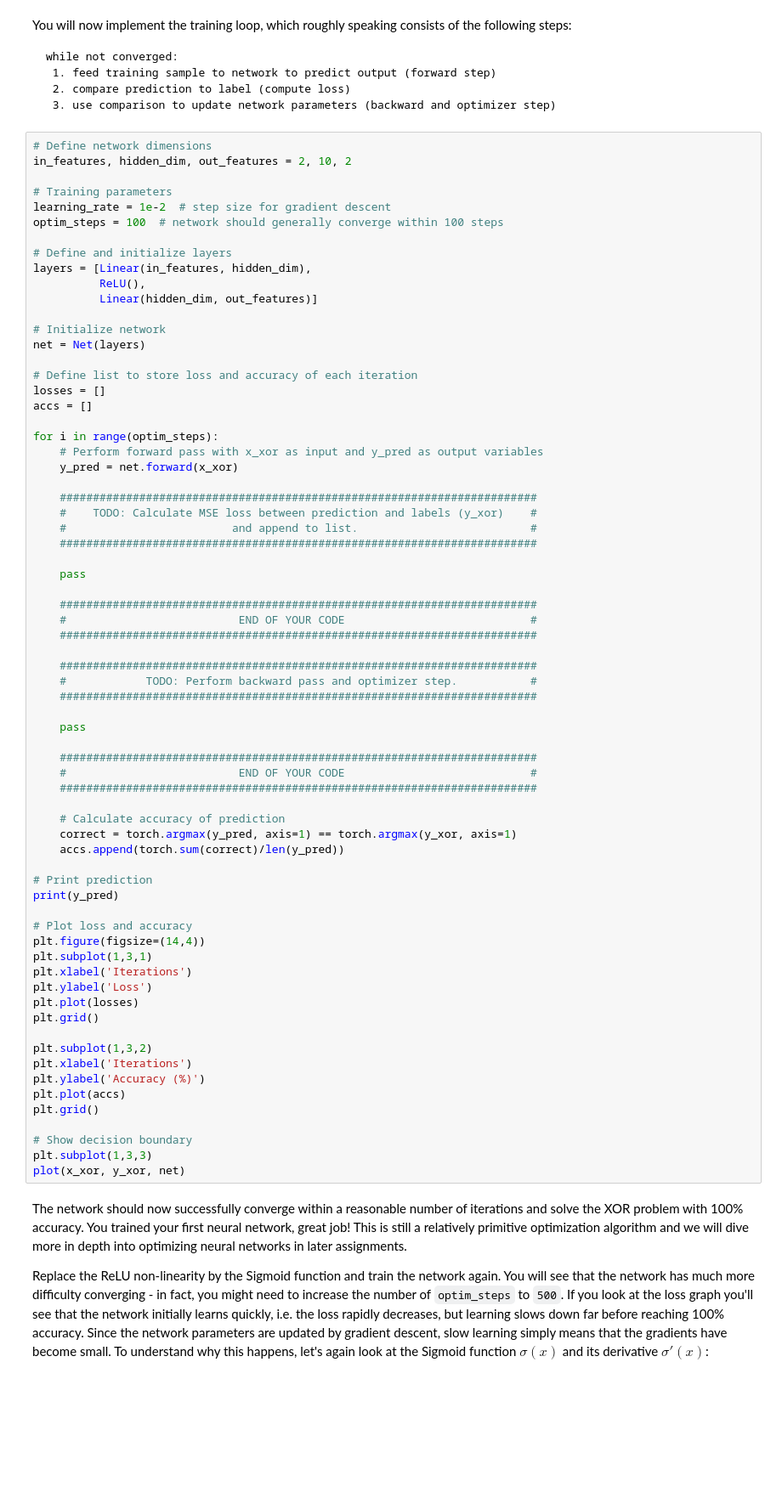
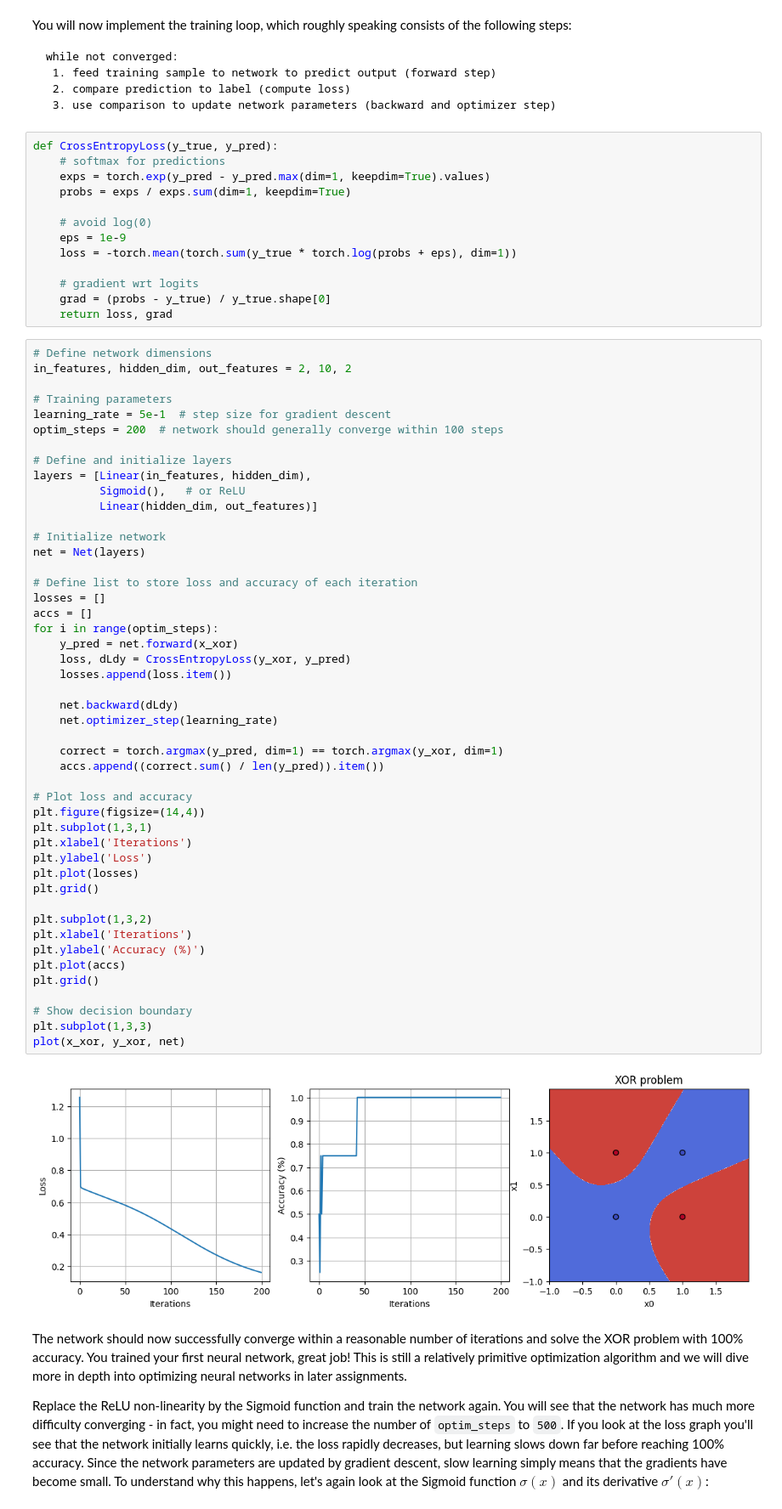
Before and after one commit to ioan-hedea/deepLearning4005, a Jupyter notebook: 2025_Assignment_3.ipynb, the cells around one changed output. Shown: that part at 85% size. Cells and saved outputs as stored; diff of their text form; blank space fills up the shorter version.

Commit message:
solve the xor with cross entropy

````diff
--- a/2025_Assignment_3.ipynb
+++ b/2025_Assignment_3.ipynb
@@ -620,75 +577,68 @@ while not converged:
  2. compare prediction to label (compute loss)
  3. use comparison to update network parameters (backward and optimizer step)
 ```
+# %%
+def CrossEntropyLoss(y_true, y_pred):
+    # softmax for predictions
+    exps = torch.exp(y_pred - y_pred.max(dim=1, keepdim=True).values)
+    probs = exps / exps.sum(dim=1, keepdim=True)
+
+    # avoid log(0)
+    eps = 1e-9
+    loss = -torch.mean(torch.sum(y_true * torch.log(probs + eps), dim=1))
+
+    # gradient wrt logits
+    grad = (probs - y_true) / y_true.shape[0]
+    return loss, grad
 # %%
 # Define network dimensions
 in_features, hidden_dim, out_features = 2, 10, 2
 
 # Training parameters
-learning_rate = 1e-2  # step size for gradient descent
-optim_steps = 100  # network should generally converge within 100 steps
+learning_rate = 5e-1  # step size for gradient descent
+optim_steps = 200  # network should generally converge within 100 steps
 
 # Define and initialize layers
 layers = [Linear(in_features, hidden_dim),
-          ReLU(),
+          Sigmoid(),   # or ReLU
           Linear(hidden_dim, out_features)]
 
 # Initialize network
 net = Net(layers)
 
 # Define list to store loss and accuracy of each iteration
 losses = []
 accs = []
+for i in range(optim_steps):
+    y_pred = net.forward(x_xor)
+    loss, dLdy = CrossEntropyLoss(y_xor, y_pred)
+    losses.append(loss.item())
 
-for i in range(optim_steps):
-    # Perform forward pass with x_xor as input and y_pred as output variables
-    y_pred = net.forward(x_xor)
+    net.backward(dLdy)
+    net.optimizer_step(learning_rate)
 
-    ########################################################################
-    #    TODO: Calculate MSE loss between prediction and labels (y_xor)    #
-    #                         and append to list.                          #
-    ########################################################################
-
-    pass
-
-    ########################################################################
-    #                          END OF YOUR CODE                            #
-    ########################################################################
-
-    ########################################################################
-    #            TODO: Perform backward pass and optimizer step.           #
-    ########################################################################
-
-    pass
-
-    ########################################################################
-    #                          END OF YOUR CODE                            #
-    ########################################################################
-
-    # Calculate accuracy of prediction
-    correct = torch.argmax(y_pred, axis=1) == torch.argmax(y_xor, axis=1)
-    accs.append(torch.sum(correct)/len(y_pred))
-
-# Print prediction
-print(y_pred)
+    correct = torch.argmax(y_pred, dim=1) == torch.argmax(y_xor, dim=1)
+    accs.append((correct.sum() / len(y_pred)).item())
 
 # Plot loss and accuracy
 plt.figure(figsize=(14,4))
 plt.subplot(1,3,1)
 plt.xlabel('Iterations')
 plt.ylabel('Loss')
 plt.plot(losses)
 plt.grid()
 
 plt.subplot(1,3,2)
 plt.xlabel('Iterations')
 plt.ylabel('Accuracy (%)')
 plt.plot(accs)
 plt.grid()
 
 # Show decision boundary
 plt.subplot(1,3,3)
 plot(x_xor, y_xor, net)
+# %% [output]
+[figure, added]
 # %% [markdown]
 The network should now successfully converge within a reasonable number of iterations and solve the XOR problem with 100% accuracy. You trained your first neural network, great job! This is still a relatively primitive optimization algorithm and we will dive more in depth into optimizing neural networks in later assignments.
 
````
Also changed, not shown: parts of 14 cells of this notebook.
